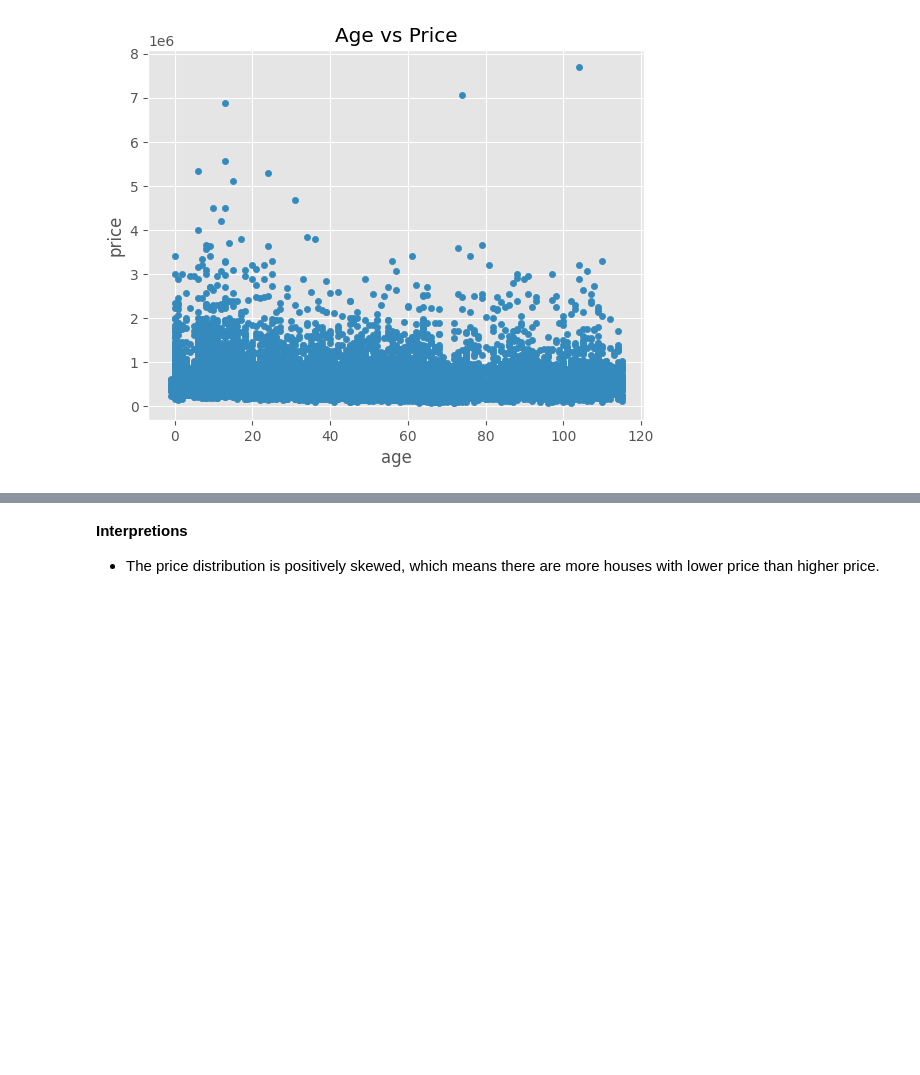
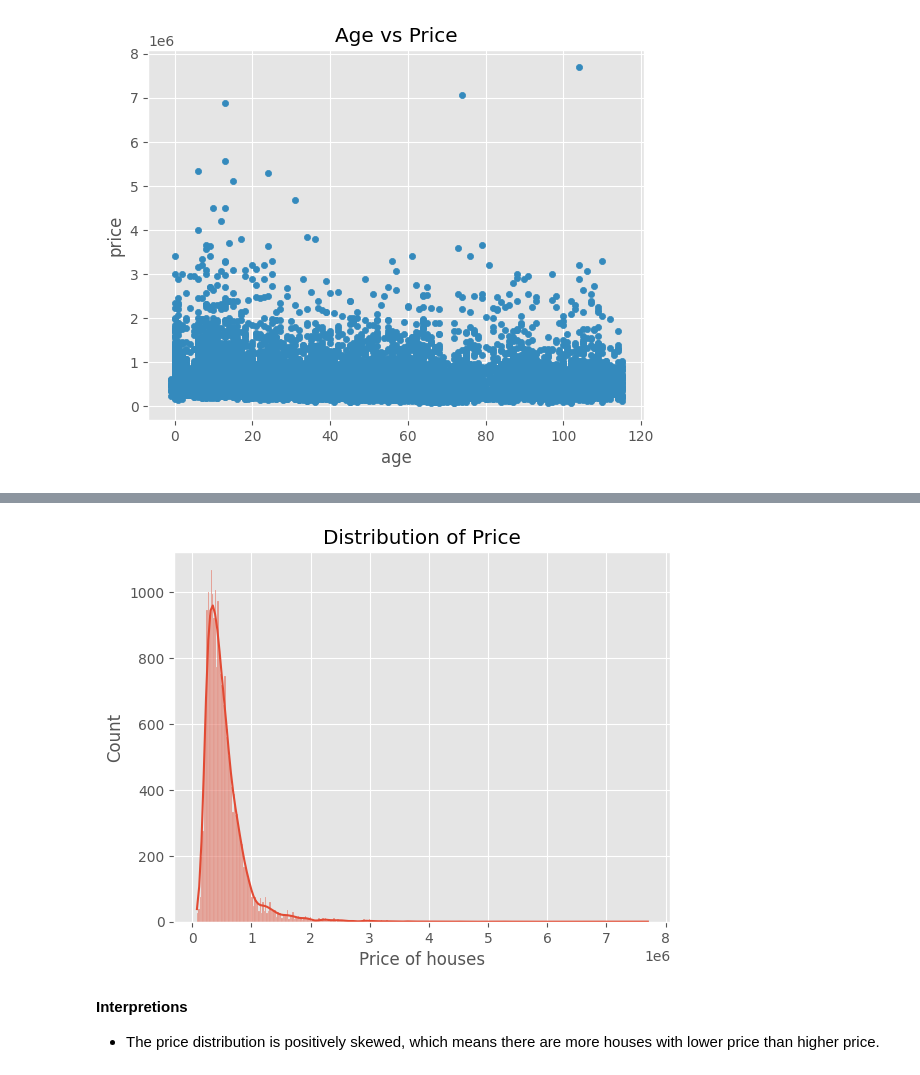
Before and after one commit to D-EKALE/KC-Housing-Project-2, a Jupyter notebook: student.ipynb, the cells around one changed output, grey strips where cells are left out. Cells and saved outputs as stored; diff of their text form; code cells hidden in the pictures; blank space fills up the shorter version.

```diff
--- a/student.ipynb
+++ b/student.ipynb
@@ -175,3 +172,12 @@ plt.show()
+# %%
+#plot the distribution of the target variable
+sns.histplot(df.price, kde=True)
+plt.title('Distribution of Price')
+plt.xlabel('Price of houses')
+plt.ylabel('Count')
+plt.show()
+# %% [output]
+[figure, added]
 # %% [markdown]
 **Interpretions**
 * The price distribution is positively skewed, which means there are more houses with lower price than higher price.
```
Also changed, not shown: parts of 13 cells of this notebook.
